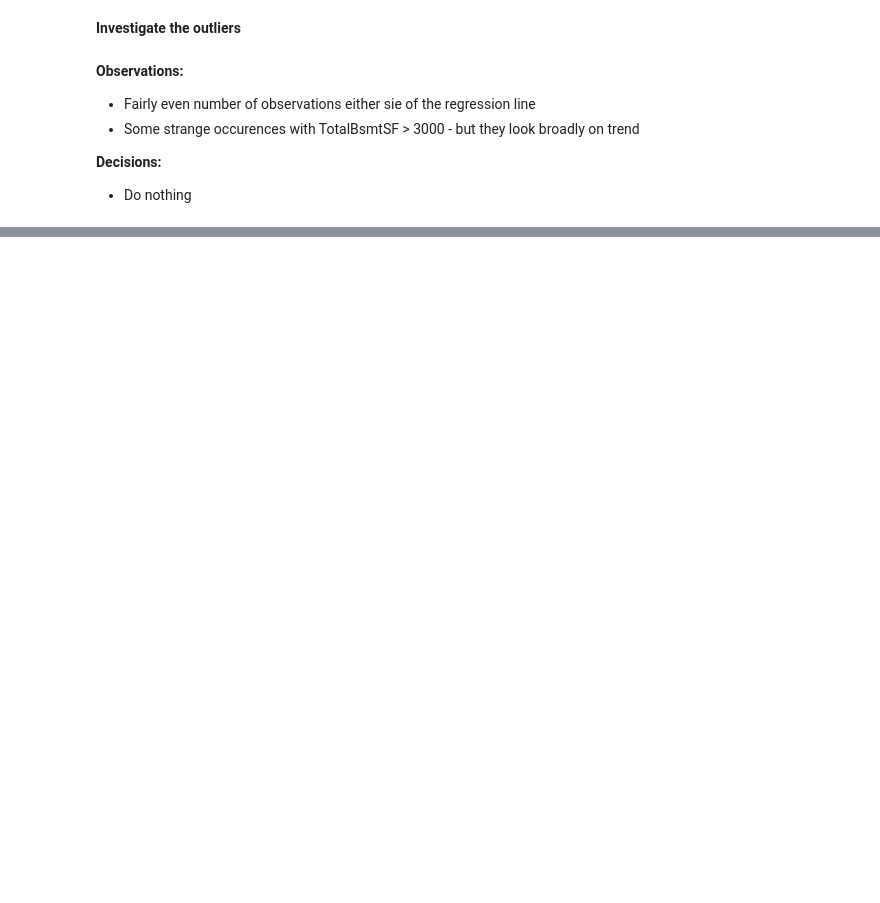
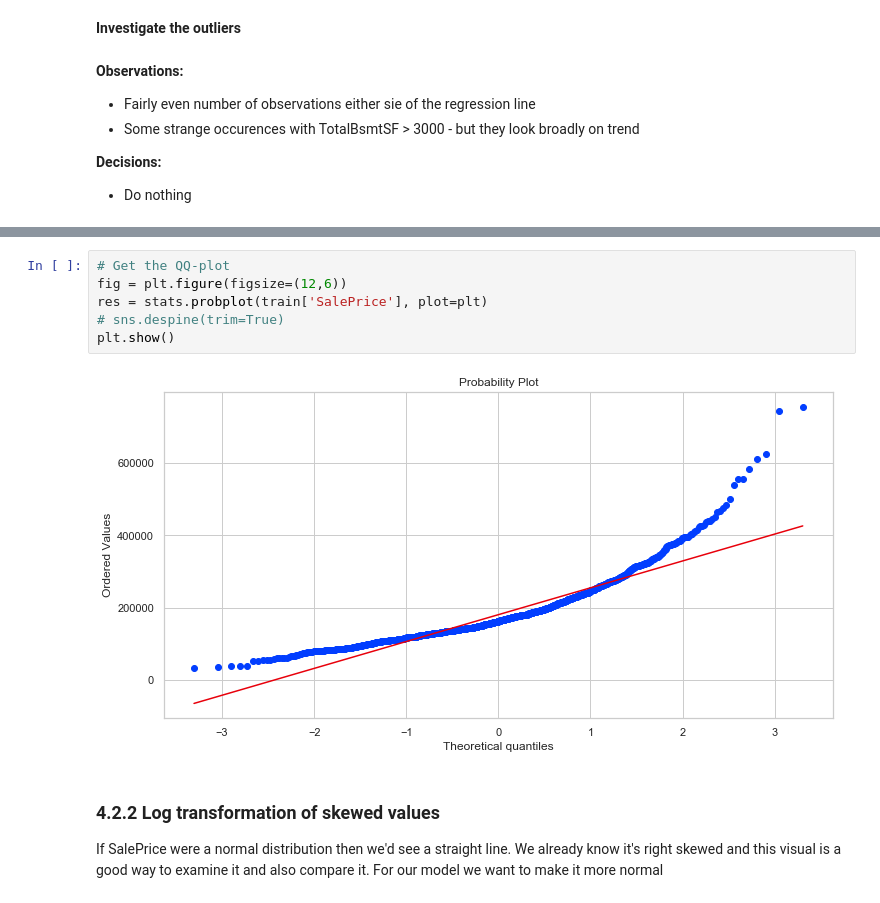
Before and after one commit to Sicro01/Predict-House-Prices, a Jupyter notebook: Ames, Iowa - House Price Prediction (ref. Kaggle Challenge).ipynb, the cells around one changed output, grey strips where cells are left out. Drawn from its saved outputs; the diff is of its cells as text; blank space fills up the shorter version.

```diff
--- a/Ames, Iowa - House Price Prediction (ref. Kaggle Challenge).ipynb
+++ b/Ames, Iowa - House Price Prediction (ref. Kaggle Challenge).ipynb
@@ -1116,0 +717,12 @@ submission.to_csv('C:/Users/770000411/OneDrive - Genpact/02 - Personal/Jupyter P
+# %%
+# Get the QQ-plot
+fig = plt.figure(figsize=(12,6))
+res = stats.probplot(train['SalePrice'], plot=plt)
+# sns.despine(trim=True)
+plt.show()
+# %% [output]
+[figure, added]
+# %% [markdown]
+### 4.2.2 Log transformation of skewed values
+
+If SalePrice were a normal distribution then we'd see a straight line.  We already know it's right skewed and this visual is a good way to examine it and also compare it.  For our model we want to make it more normal
```
Also changed, not shown: parts of 154 cells of this notebook.
